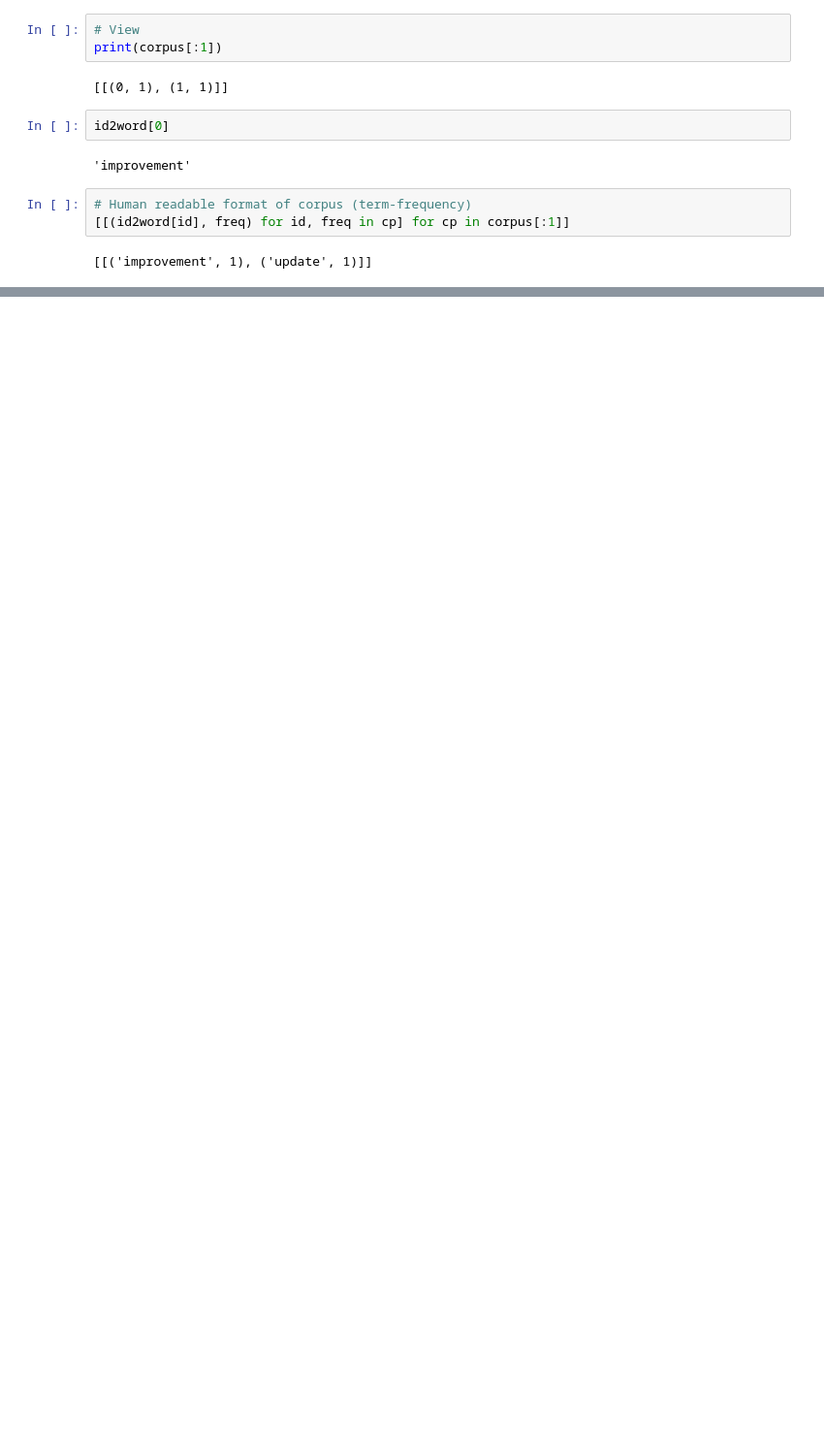
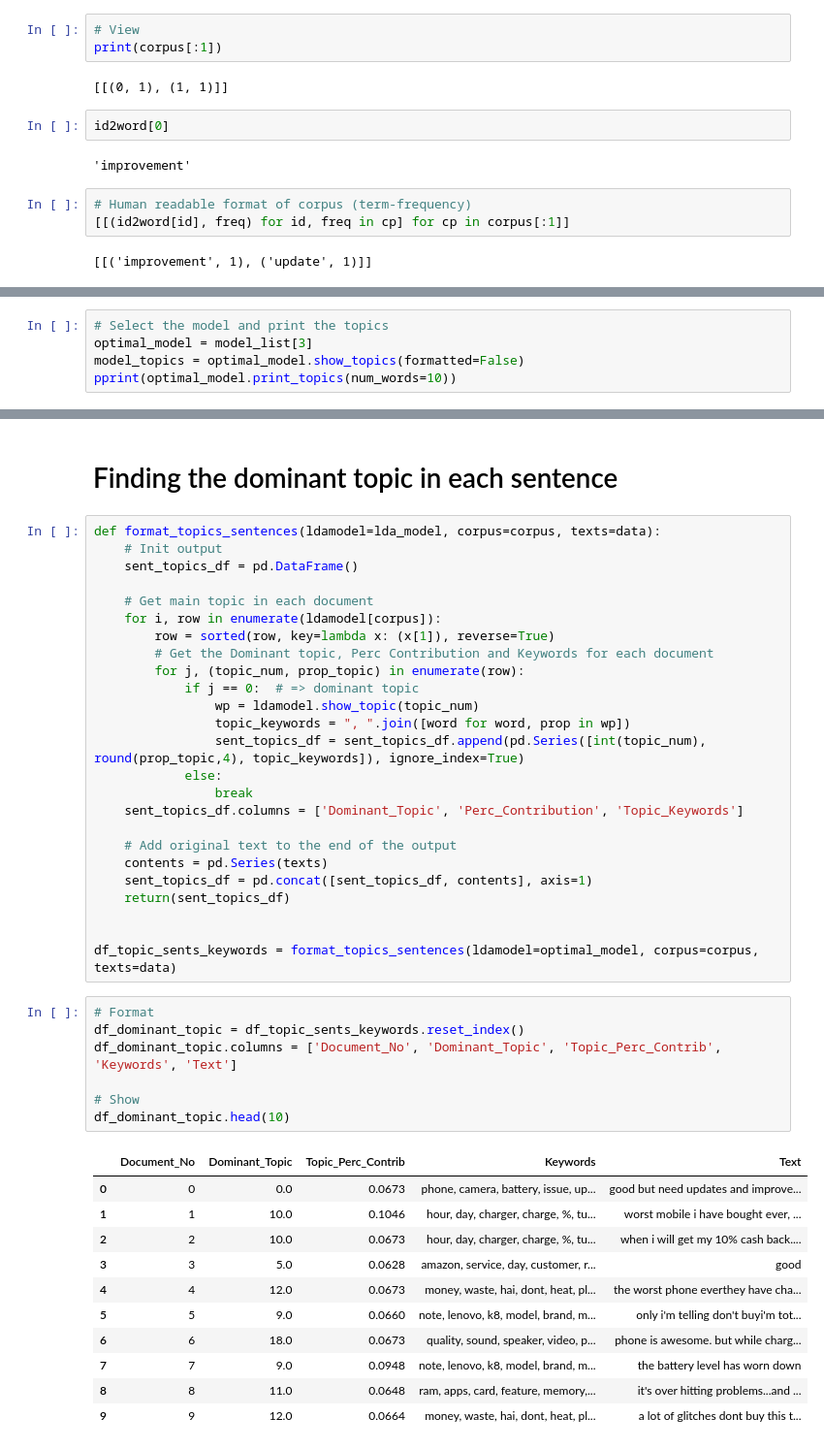
Before and after one commit to Saaimurugan/PGP-AI---Python-for-Data-Science, a Jupyter notebook: Topic Analysis of Review Data/Topic Analysis of Review Data.ipynb, the cells around one changed output, grey strips where cells are left out. Shown at 97% size. Drawn from its saved outputs; the diff is of its cells as text; blank space fills up the shorter version.

```diff
--- a/Topic Analysis of Review Data/Topic Analysis of Review Data.ipynb
+++ b/Topic Analysis of Review Data/Topic Analysis of Review Data.ipynb
@@ -373,0 +461,5 @@ topic
+# %%
+# Select the model and print the topics
+optimal_model = model_list[3]
+model_topics = optimal_model.show_topics(formatted=False)
+pprint(optimal_model.print_topics(num_words=10))
@@ -373,0 +484,46 @@ topic
+# %% [markdown]
+# Finding the dominant topic in each sentence
+# %%
+def format_topics_sentences(ldamodel=lda_model, corpus=corpus, texts=data):
+    # Init output
+    sent_topics_df = pd.DataFrame()
+
+    # Get main topic in each document
+    for i, row in enumerate(ldamodel[corpus]):
+        row = sorted(row, key=lambda x: (x[1]), reverse=True)
+        # Get the Dominant topic, Perc Contribution and Keywords for each document
+        for j, (topic_num, prop_topic) in enumerate(row):
+            if j == 0:  # => dominant topic
+                wp = ldamodel.show_topic(topic_num)
+                topic_keywords = ", ".join([word for word, prop in wp])
+                sent_topics_df = sent_topics_df.append(pd.Series([int(topic_num), round(prop_topic,4), topic_keywords]), ignore_index=True)
+            else:
+                break
+    sent_topics_df.columns = ['Dominant_Topic', 'Perc_Contribution', 'Topic_Keywords']
+
+    # Add original text to the end of the output
+    contents = pd.Series(texts)
+    sent_topics_df = pd.concat([sent_topics_df, contents], axis=1)
+    return(sent_topics_df)
+
+
+df_topic_sents_keywords = format_topics_sentences(ldamodel=optimal_model, corpus=corpus, texts=data)
+# %%
+# Format
+df_dominant_topic = df_topic_sents_keywords.reset_index()
+df_dominant_topic.columns = ['Document_No', 'Dominant_Topic', 'Topic_Perc_Contrib', 'Keywords', 'Text']
+
+# Show
+df_dominant_topic.head(10)
+# %% [output]
+|  | Document_No | Dominant_Topic | Topic_Perc_Contrib | Keywords | Text |
+| 0 | 0 | 0.0 | 0.0673 | phone, camera, battery, issue, up... | good but need updates and improve... |
+| 1 | 1 | 10.0 | 0.1046 | hour, day, charger, charge, %, tu... | worst mobile i have bought ever, ... |
+| 2 | 2 | 10.0 | 0.0673 | hour, day, charger, charge, %, tu... | when i will get my 10% cash back.... |
+| 3 | 3 | 5.0 | 0.0628 | amazon, service, day, customer, r... | good |
+| 4 | 4 | 12.0 | 0.0673 | money, waste, hai, dont, heat, pl... | the worst phone everthey have cha... |
+| 5 | 5 | 9.0 | 0.0660 | note, lenovo, k8, model, brand, m... | only i'm telling don't buyi'm tot... |
+| 6 | 6 | 18.0 | 0.0673 | quality, sound, speaker, video, p... | phone is awesome. but while charg... |
+| 7 | 7 | 9.0 | 0.0948 | note, lenovo, k8, model, brand, m... | the battery level has worn down |
+| 8 | 8 | 11.0 | 0.0648 | ram, apps, card, feature, memory,... | it's over hitting problems...and ... |
+| 9 | 9 | 12.0 | 0.0664 | money, waste, hai, dont, heat, pl... | a lot of glitches dont buy this t... |
```
Also changed, not shown: parts of 21 cells of this notebook.
